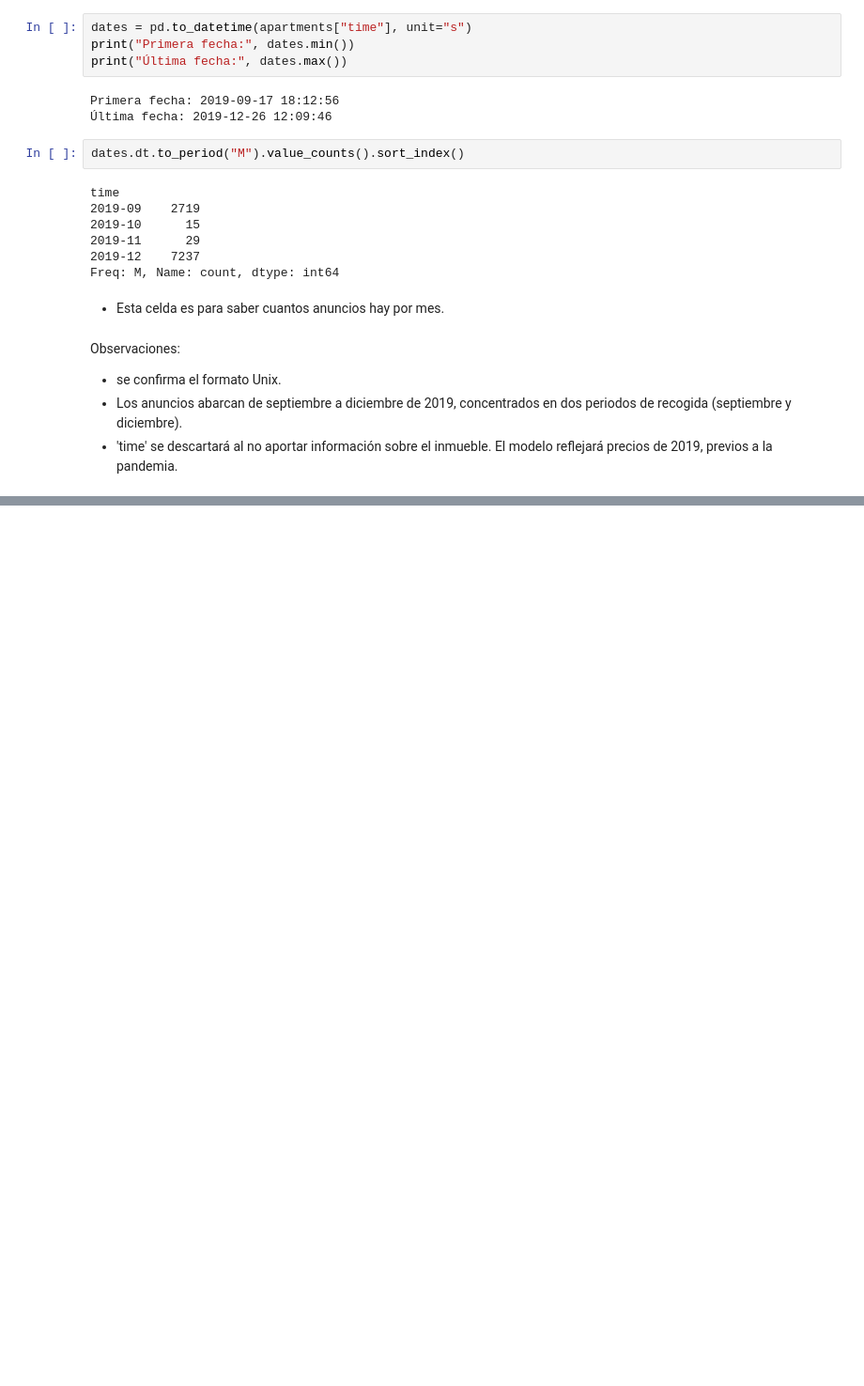
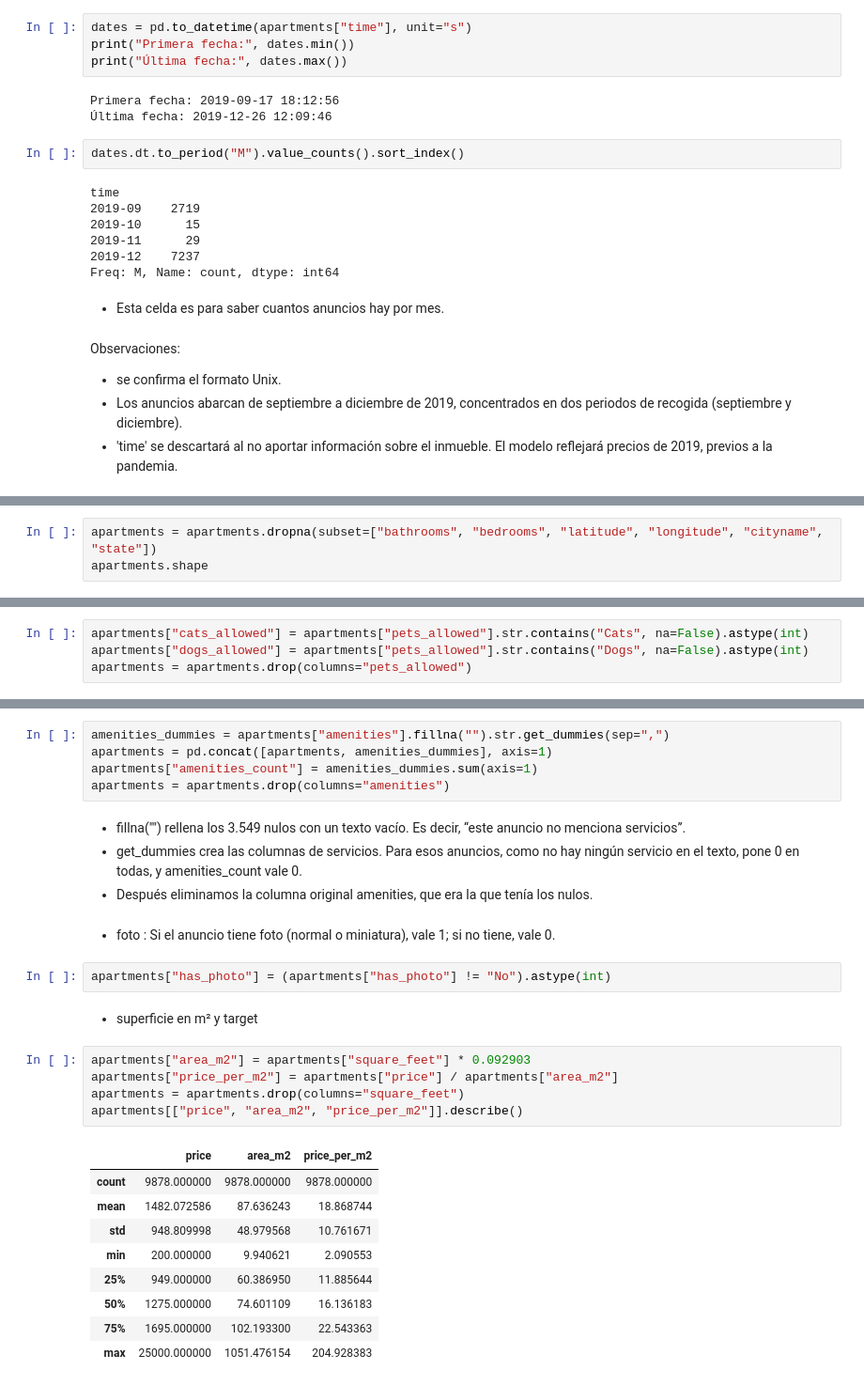
Before and after one commit to Juancarlosdelmarlostanau/Apartment-rent-predictor, a Jupyter notebook: notebooks/data_exploration.ipynb, the cells around one changed output, grey strips where cells are left out. Shown at 94% size. Cells and saved outputs as stored; diff of their text form; blank space fills up the shorter version.

```diff
--- a/notebooks/data_exploration.ipynb
+++ b/notebooks/data_exploration.ipynb
@@ -322,0 +353,3 @@ Observaciones:
+# %%
+apartments = apartments.dropna(subset=["bathrooms", "bedrooms", "latitude", "longitude", "cityname", "state"])
+apartments.shape
@@ -322,0 +362,4 @@ Observaciones:
+# %%
+apartments["cats_allowed"] = apartments["pets_allowed"].str.contains("Cats", na=False).astype(int)
+apartments["dogs_allowed"] = apartments["pets_allowed"].str.contains("Dogs", na=False).astype(int)
+apartments = apartments.drop(columns="pets_allowed")
@@ -322,0 +370,30 @@ Observaciones:
+# %%
+amenities_dummies = apartments["amenities"].fillna("").str.get_dummies(sep=",")
+apartments = pd.concat([apartments, amenities_dummies], axis=1)
+apartments["amenities_count"] = amenities_dummies.sum(axis=1)
+apartments = apartments.drop(columns="amenities")
+# %% [markdown]
+- fillna("") rellena los 3.549 nulos con un texto vacío. Es decir, “este anuncio no menciona servicios”.
+- get_dummies crea las columnas de servicios. Para esos anuncios, como no hay ningún servicio en el texto, pone 0 en todas, y amenities_count vale 0.
+- Después eliminamos la columna original amenities, que era la que tenía los nulos.
+# %% [markdown]
+- foto : Si el anuncio tiene foto (normal o miniatura), vale 1; si no tiene, vale 0.
+# %%
+apartments["has_photo"] = (apartments["has_photo"] != "No").astype(int)
+# %% [markdown]
+- superficie en m² y target
+# %%
+apartments["area_m2"] = apartments["square_feet"] * 0.092903
+apartments["price_per_m2"] = apartments["price"] / apartments["area_m2"]
+apartments = apartments.drop(columns="square_feet")
+apartments[["price", "area_m2", "price_per_m2"]].describe()
+# %% [output]
+|  | price | area_m2 | price_per_m2 |
+| count | 9878.000000 | 9878.000000 | 9878.000000 |
+| mean | 1482.072586 | 87.636243 | 18.868744 |
+| std | 948.809998 | 48.979568 | 10.761671 |
+| min | 200.000000 | 9.940621 | 2.090553 |
+| 25% | 949.000000 | 60.386950 | 11.885644 |
+| 50% | 1275.000000 | 74.601109 | 16.136183 |
+| 75% | 1695.000000 | 102.193300 | 22.543363 |
+| max | 25000.000000 | 1051.476154 | 204.928383 |
```
Also changed, not shown: parts of 18 cells of this notebook.
